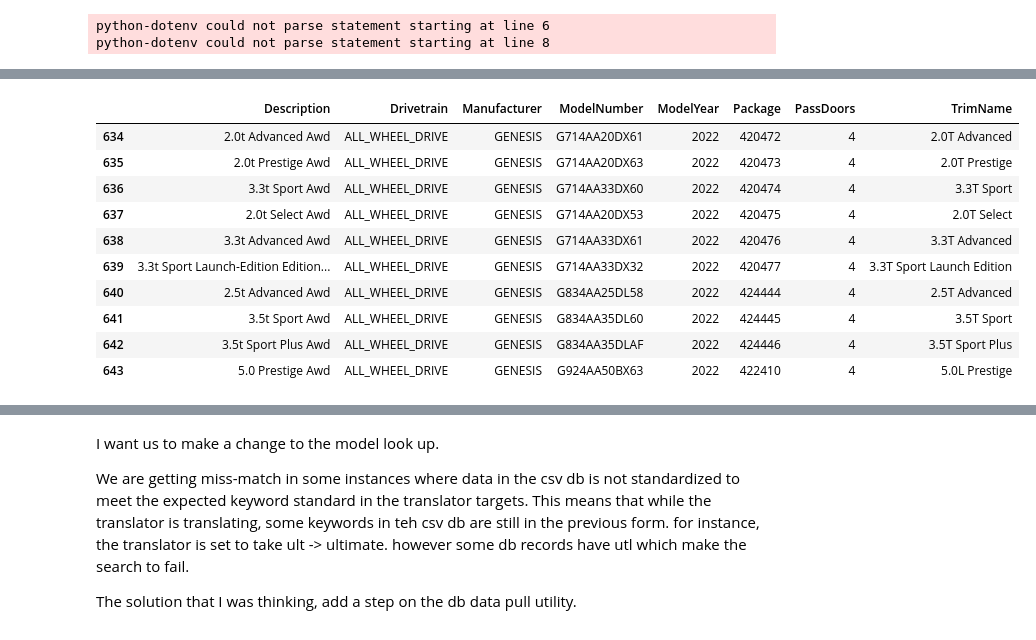
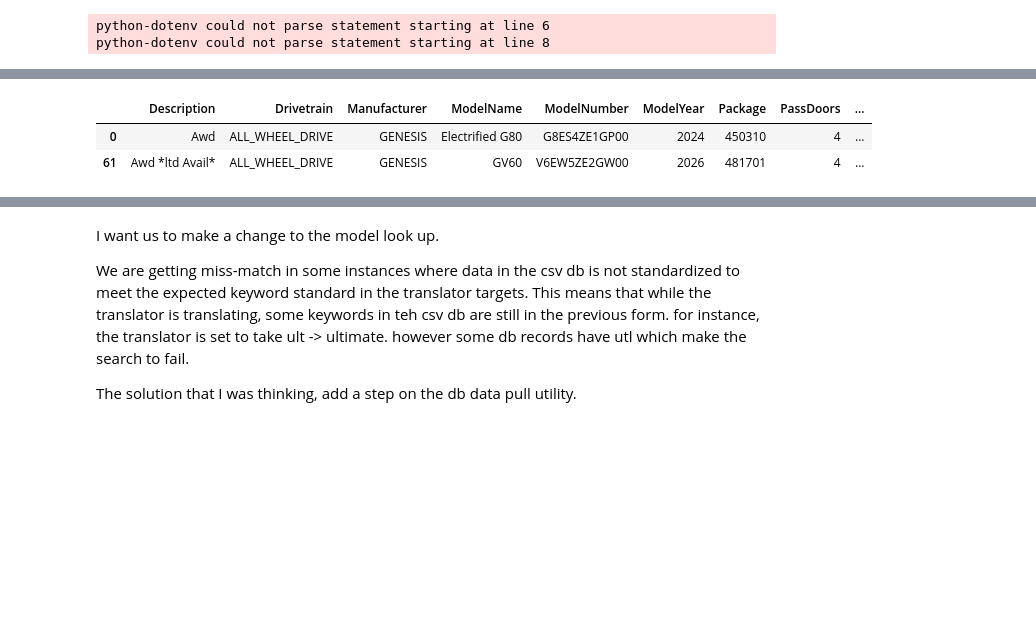
Before and after one commit to MeliPax/OEM_Accessories_v1, a Jupyter notebook: accy_v2/model_lookup/veh_model_service.ipynb, the cells around one changed output, grey strips where cells are left out. Drawn from its saved outputs; the diff is of its cells as text; code cells hidden in the pictures; blank space fills up the shorter version.

```diff
--- a/accy_v2/model_lookup/veh_model_service.ipynb
+++ b/accy_v2/model_lookup/veh_model_service.ipynb
@@ -57,17 +93,10 @@ model_number_db.head()
 make_df_genesis = model_number_db[model_number_db["Manufacturer"].str.contains("Genesis", case=False)]
 make_df_hyundai = model_number_db[model_number_db["Manufacturer"].str.contains("Hyundai", case=False)]
 # %%
-make_df_genesis.head(10)
+
+make_df_genesis[make_df_genesis["TrimName"].isna()]
 # %% [output]
-|  | Description | Drivetrain | Manufacturer | ModelNumber | ModelYear | Package | PassDoors | TrimName |
-| 634 | 2.0t Advanced Awd | ALL_WHEEL_DRIVE | GENESIS | G714AA20DX61 | 2022 | 420472 | 4 | 2.0T Advanced |
-| 635 | 2.0t Prestige Awd | ALL_WHEEL_DRIVE | GENESIS | G714AA20DX63 | 2022 | 420473 | 4 | 2.0T Prestige |
-| 636 | 3.3t Sport Awd | ALL_WHEEL_DRIVE | GENESIS | G714AA33DX60 | 2022 | 420474 | 4 | 3.3T Sport |
-| 637 | 2.0t Select Awd | ALL_WHEEL_DRIVE | GENESIS | G714AA20DX53 | 2022 | 420475 | 4 | 2.0T Select |
-| 638 | 3.3t Advanced Awd | ALL_WHEEL_DRIVE | GENESIS | G714AA33DX61 | 2022 | 420476 | 4 | 3.3T Advanced |
-| 639 | 3.3t Sport Launch-Edition Edition... | ALL_WHEEL_DRIVE | GENESIS | G714AA33DX32 | 2022 | 420477 | 4 | 3.3T Sport Launch Edition |
-| 640 | 2.5t Advanced Awd | ALL_WHEEL_DRIVE | GENESIS | G834AA25DL58 | 2022 | 424444 | 4 | 2.5T Advanced |
-| 641 | 3.5t Sport Awd | ALL_WHEEL_DRIVE | GENESIS | G834AA35DL60 | 2022 | 424445 | 4 | 3.5T Sport |
-| 642 | 3.5t Sport Plus Awd | ALL_WHEEL_DRIVE | GENESIS | G834AA35DLAF | 2022 | 424446 | 4 | 3.5T Sport Plus |
-| 643 | 5.0 Prestige Awd | ALL_WHEEL_DRIVE | GENESIS | G924AA50BX63 | 2022 | 422410 | 4 | 5.0L Prestige |
+|  | Description | Drivetrain | Manufacturer | ModelName | ModelNumber | ModelYear | Package | PassDoors | ... |
+| 0 | Awd | ALL_WHEEL_DRIVE | GENESIS | Electrified G80 | G8ES4ZE1GP00 | 2024 | 450310 | 4 | ... |
+| 61 | Awd *ltd Avail* | ALL_WHEEL_DRIVE | GENESIS | GV60 | V6EW5ZE2GW00 | 2026 | 481701 | 4 | ... |
 # %%
```
Also changed, not shown: parts of 14 cells of this notebook, 47 other files.
